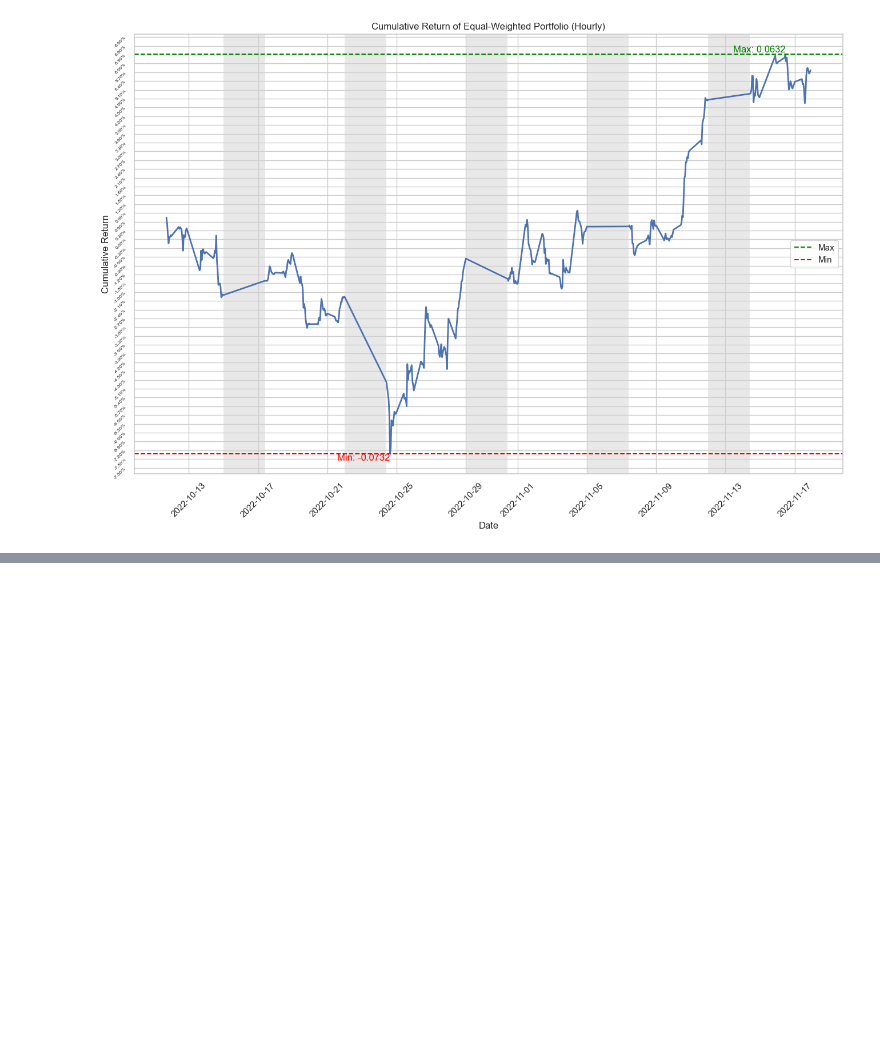
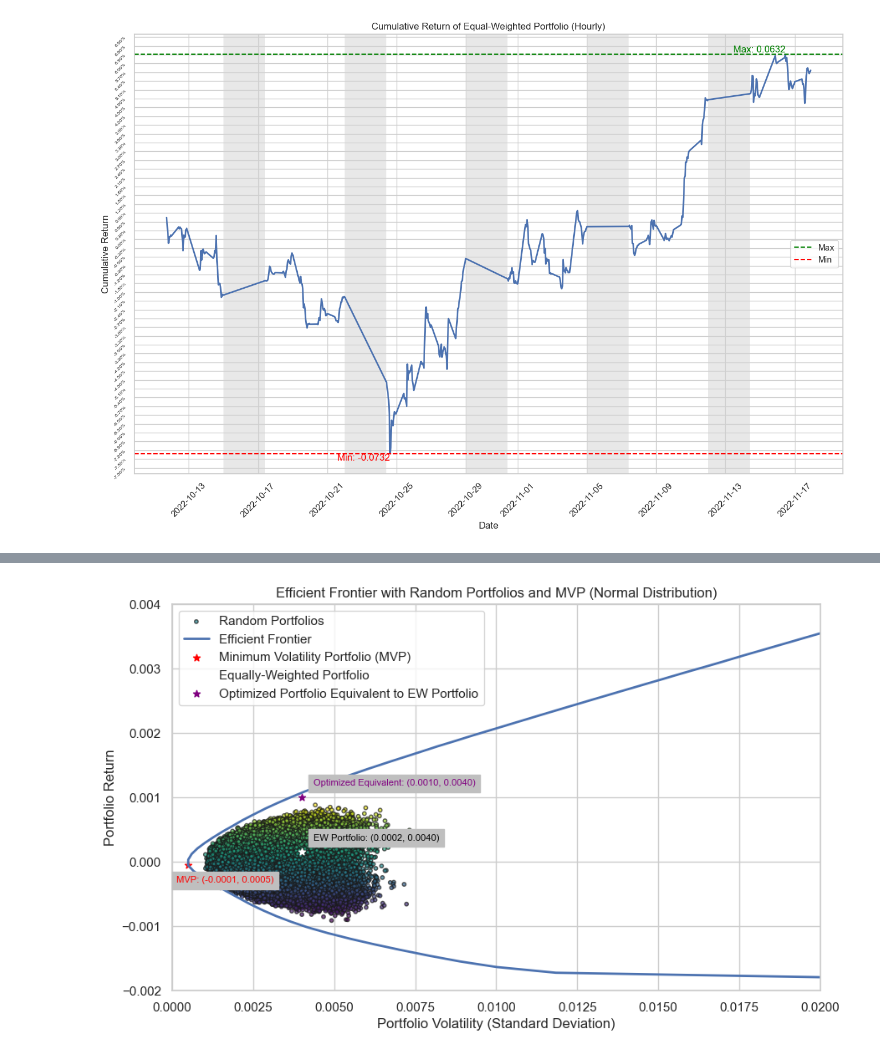
Before and after one commit to alonbenach/portfolio_optimization_ALK, a Jupyter notebook: Project_data_preparation 1.ipynb, the cells around one changed output, grey strips where cells are left out. Cells and saved outputs as stored; diff of their text form; code cells hidden in the pictures; blank space fills up the shorter version.

```diff
--- a/Project_data_preparation 1.ipynb
+++ b/Project_data_preparation 1.ipynb
@@ -619 +602,35 @@ GFI: 0.04
 TSLQ: 0.21
+# %%
+# Plotting the efficient frontier and random portfolios
+plt.figure(figsize=(10, 6))
+plt.scatter(random_portfolio_volatilities, random_portfolio_returns, c=random_portfolio_returns,
+            cmap='viridis', marker='o', alpha=0.7, label='Random Portfolios', edgecolors='k', s=10)
+plt.plot(portfolio_volatilities, portfolio_returns, 'b-', linewidth=2, label='Efficient Frontier')
+plt.scatter(mvp_volatility, mvp_return, marker='*', color='red', label='Minimum Volatility Portfolio (MVP)')
+plt.scatter(desired_volatility, ew_port_hour.mean(), marker='*', color='w', label='Equally-Weighted Portfolio')
+plt.scatter(desired_volatility, return_per_risk, marker='*', color='purple', label='Optimized Portfolio Equivalent to EW Portfolio')
+
+# Display the tuple of (volatility, return) for the MVP
+plt.annotate(f'MVP: ({mvp_return:.4f}, {mvp_volatility:.4f})', (mvp_volatility, mvp_return),
+             textcoords="offset points", xytext=(-10,-15), ha='left', fontsize=8, color='red', backgroundcolor="0.75")
+
+# Display the tuple of (volatility, return) for the equally-weighted portfolio
+plt.annotate(f'EW Portfolio: ({ew_port_hour.mean():.4f}, {desired_volatility:.4f})', (desired_volatility, ew_port_hour.mean()),
+             textcoords="offset points", xytext=(10,10), ha='left', fontsize=8, color='black', backgroundcolor="0.75")
+
+# Display the tuple of (volatility, return) for the optimized portfolio with risk equal to ew portfolio
+plt.annotate(f'Optimized Equivalent: ({return_per_risk:.4f}, {desired_volatility:.4f})', (desired_volatility, return_per_risk),
+             textcoords="offset points", xytext=(10,10), ha='left', fontsize=8, color='purple', backgroundcolor="0.75")
+
+plt.title('Efficient Frontier with Random Portfolios and MVP (Normal Distribution)')
+plt.xlabel('Portfolio Volatility (Standard Deviation)')
+plt.ylabel('Portfolio Return')
+plt.legend()
+
+# Set axis limits
+plt.ylim(-0.002, 0.004)
+plt.xlim(0.00, 0.02)
+
+plt.show()
+# %% [output]
+[figure, added]
```
Also changed, not shown: parts of 4 cells of this notebook.
